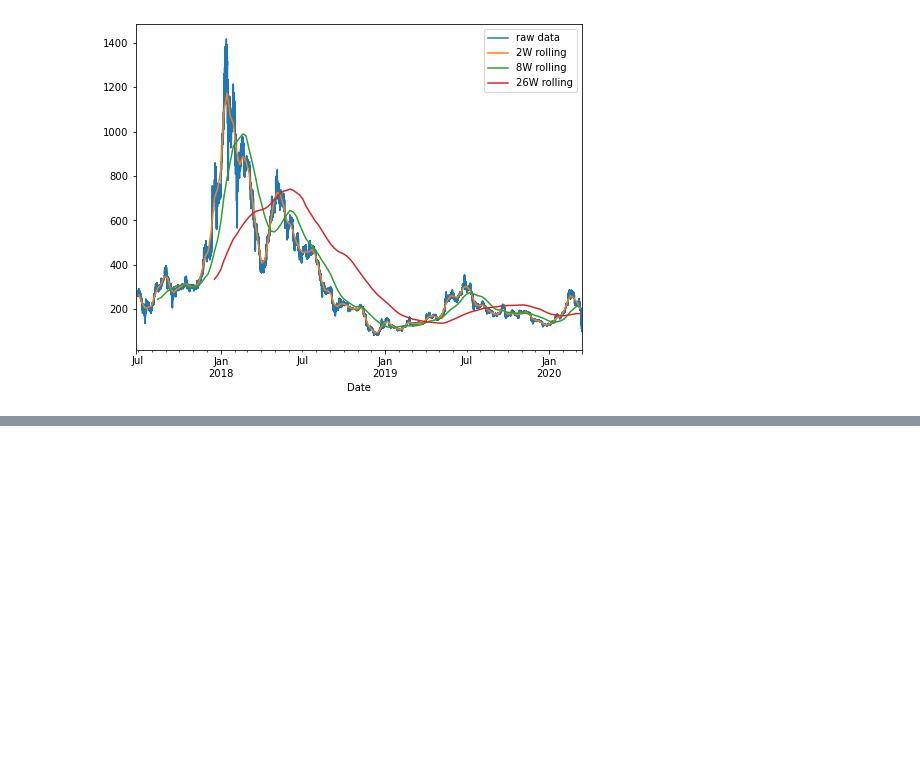
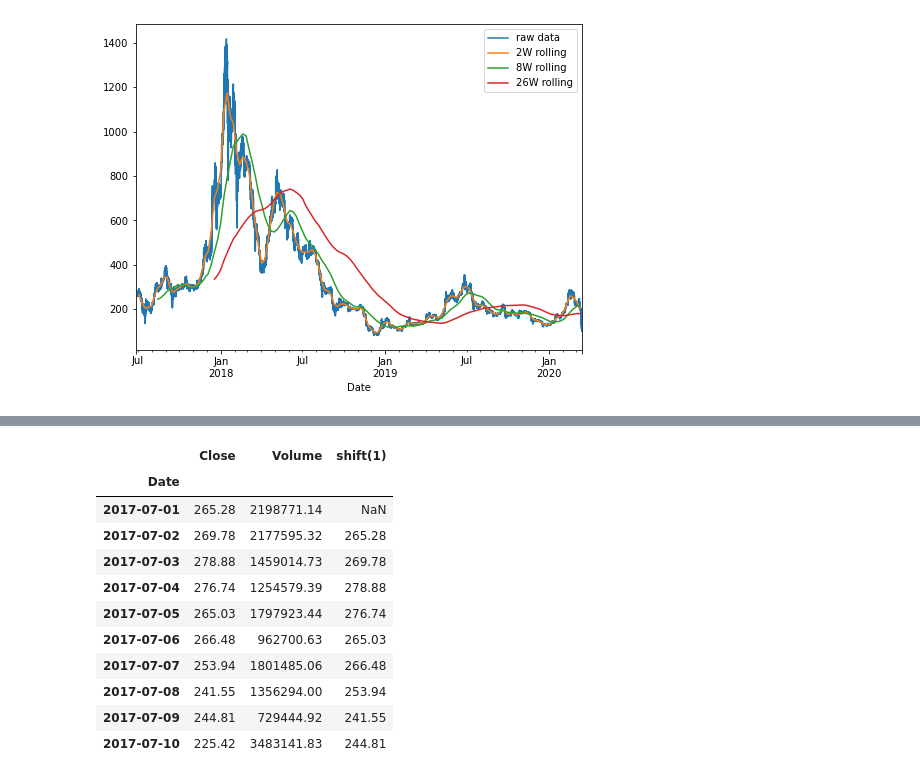
Before and after one commit to brentschriver/time-series-exercises, a Jupyter notebook: time-series-notes-retyped.ipynb, the cells around one changed output, grey strips where cells are left out. Cells and saved outputs as stored; diff of their text form; code cells hidden in the pictures; blank space fills up the shorter version.

```diff
--- a/time-series-notes-retyped.ipynb
+++ b/time-series-notes-retyped.ipynb
@@ -607,0 +631,18 @@ plt.legend()
+# %%
+# Use 'shift' to move the timeseries into the future
+
+df_daily['shift(1)'] = df_daily.Close.shift(1)
+df_daily.head(10)
+# %% [output]
+|  | Close | Volume | shift(1) |
+| Date |  |  |  |
+| 2017-07-01 | 265.28 | 2198771.14 | NaN |
+| 2017-07-02 | 269.78 | 2177595.32 | 265.28 |
+| 2017-07-03 | 278.88 | 1459014.73 | 269.78 |
+| 2017-07-04 | 276.74 | 1254579.39 | 278.88 |
+| 2017-07-05 | 265.03 | 1797923.44 | 276.74 |
+| 2017-07-06 | 266.48 | 962700.63 | 265.03 |
+| 2017-07-07 | 253.94 | 1801485.06 | 266.48 |
+| 2017-07-08 | 241.55 | 1356294.00 | 253.94 |
+| 2017-07-09 | 244.81 | 729444.92 | 241.55 |
+| 2017-07-10 | 225.42 | 3483141.83 | 244.81 |
```
Also changed, not shown: parts of 18 cells of this notebook.
